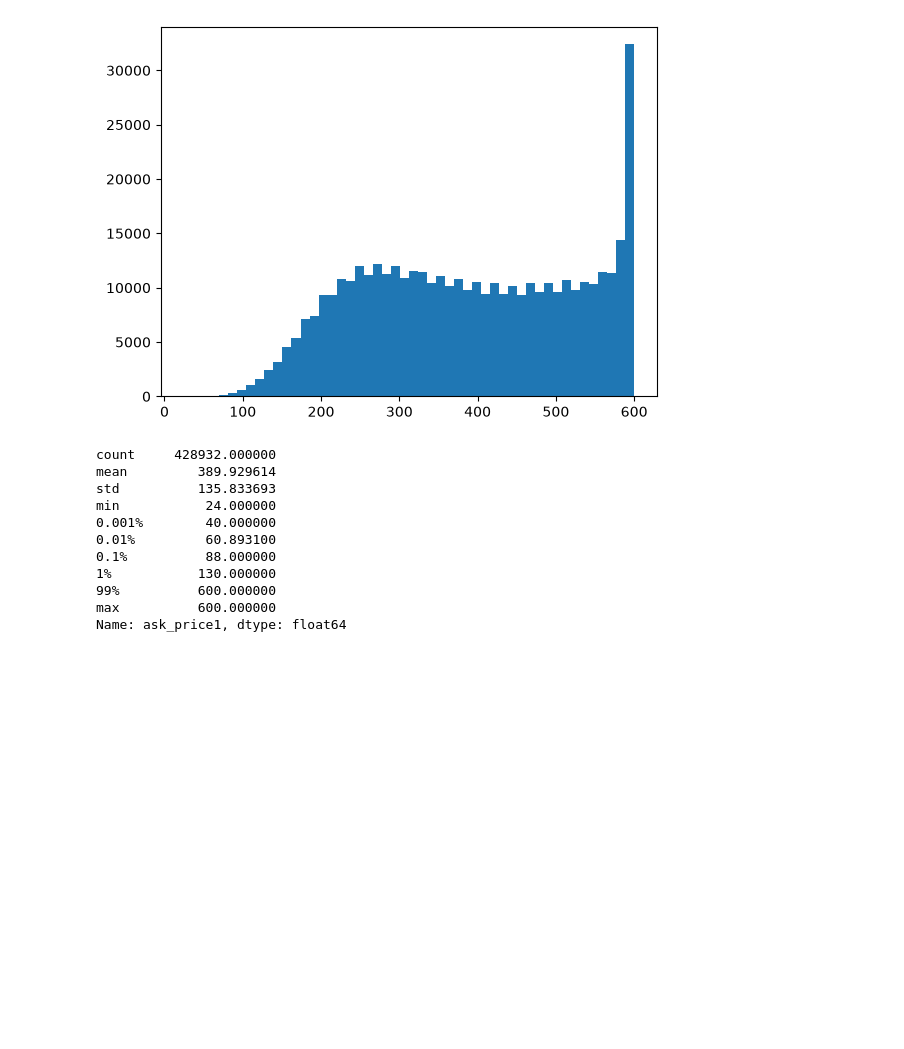
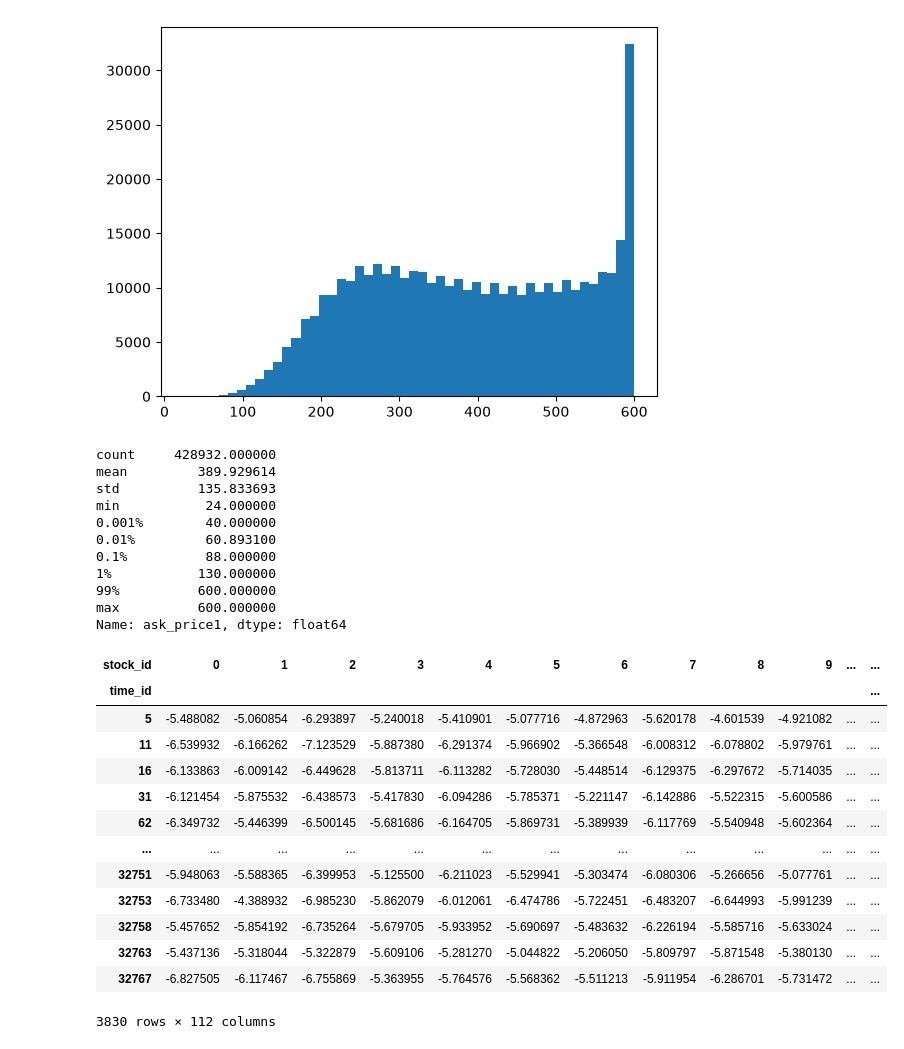
Before and after one commit to JerryChinaL/Optiver-Vol-Prediction, a Jupyter notebook: code/EDA/load_data.ipynb, the cells around one changed output. Cells and saved outputs as stored; diff of their text form; code cells hidden in the pictures; blank space fills up the shorter version.

```diff
--- a/code/EDA/load_data.ipynb
+++ b/code/EDA/load_data.ipynb
@@ -329,0 +332,19 @@ Name: ask_price1, dtype: float64
+# %%
+target["log_target"] = np.log(target["target"])
+stock_vol = target.pivot(columns = "stock_id", index="time_id", values="log_target")
+stock_vol
+# %% [output]
+| stock_id | 0 | 1 | 2 | 3 | 4 | 5 | 6 | 7 | 8 | 9 | ... | ... |
+| time_id |  |  |  |  |  |  |  |  |  |  |  | ... |
+| 5 | -5.488082 | -5.060854 | -6.293897 | -5.240018 | -5.410901 | -5.077716 | -4.872963 | -5.620178 | -4.601539 | -4.921082 | ... | ... |
+| 11 | -6.539932 | -6.166262 | -7.123529 | -5.887380 | -6.291374 | -5.966902 | -5.366548 | -6.008312 | -6.078802 | -5.979761 | ... | ... |
+| 16 | -6.133863 | -6.009142 | -6.449628 | -5.813711 | -6.113282 | -5.728030 | -5.448514 | -6.129375 | -6.297672 | -5.714035 | ... | ... |
+| 31 | -6.121454 | -5.875532 | -6.438573 | -5.417830 | -6.094286 | -5.785371 | -5.221147 | -6.142886 | -5.522315 | -5.600586 | ... | ... |
+| 62 | -6.349732 | -5.446399 | -6.500145 | -5.681686 | -6.164705 | -5.869731 | -5.389939 | -6.117769 | -5.540948 | -5.602364 | ... | ... |
+| ... | ... | ... | ... | ... | ... | ... | ... | ... | ... | ... | ... | ... |
+| 32751 | -5.948063 | -5.588365 | -6.399953 | -5.125500 | -6.211023 | -5.529941 | -5.303474 | -6.080306 | -5.266656 | -5.077761 | ... | ... |
+| 32753 | -6.733480 | -4.388932 | -6.985230 | -5.862079 | -6.012061 | -6.474786 | -5.722451 | -6.483207 | -6.644993 | -5.991239 | ... | ... |
+| 32758 | -5.457652 | -5.854192 | -6.735264 | -5.679705 | -5.933952 | -5.690697 | -5.483632 | -6.226194 | -5.585716 | -5.633024 | ... | ... |
+| 32763 | -5.437136 | -5.318044 | -5.322879 | -5.609106 | -5.281270 | -5.044822 | -5.206050 | -5.809797 | -5.871548 | -5.380130 | ... | ... |
+| 32767 | -6.827505 | -6.117467 | -6.755869 | -5.363955 | -5.764576 | -5.568362 | -5.511213 | -5.911954 | -6.286701 | -5.731472 | ... | ... |
+3830 rows × 112 columns
```
Also changed, not shown: parts of 6 cells of this notebook, 2 other files.
